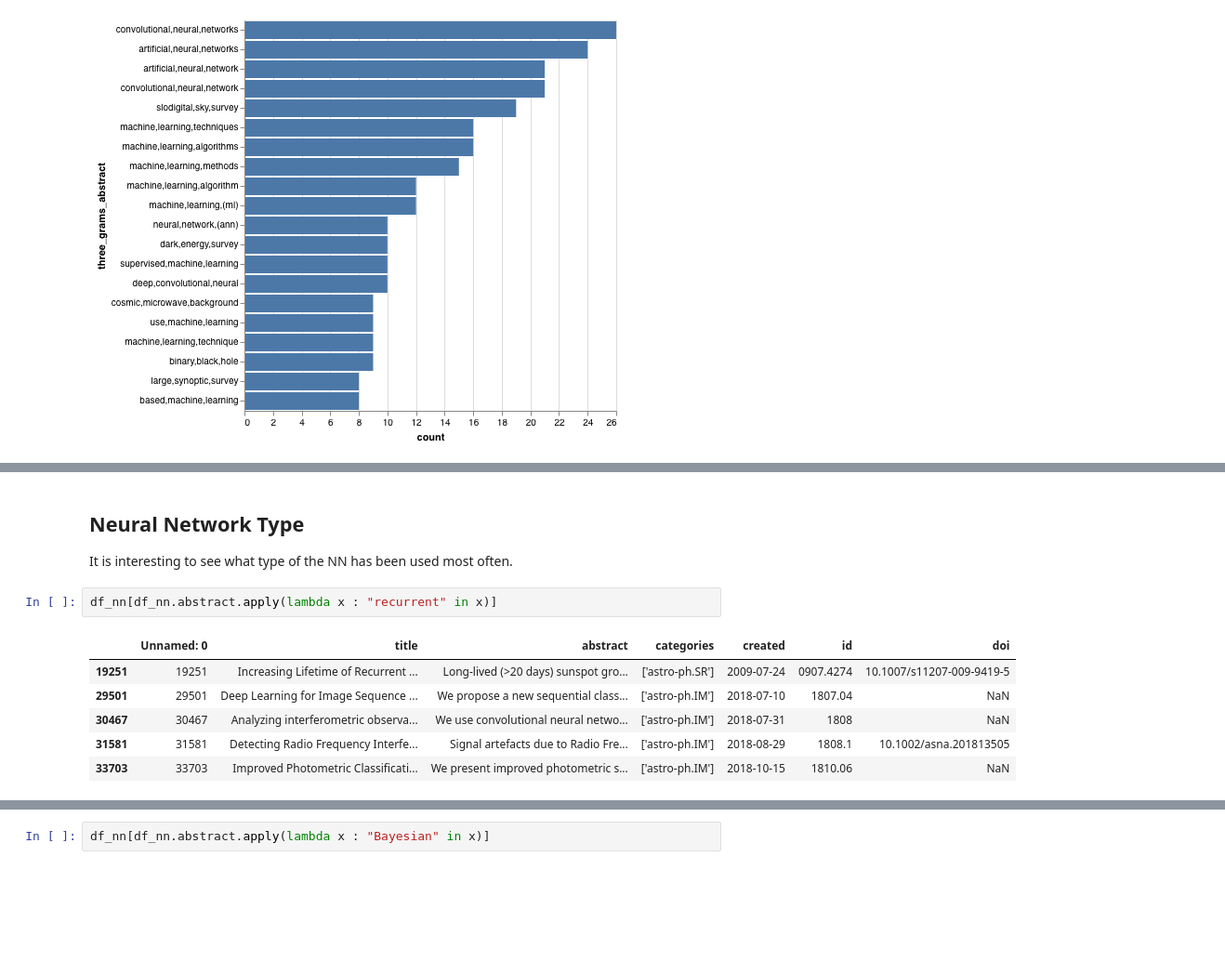
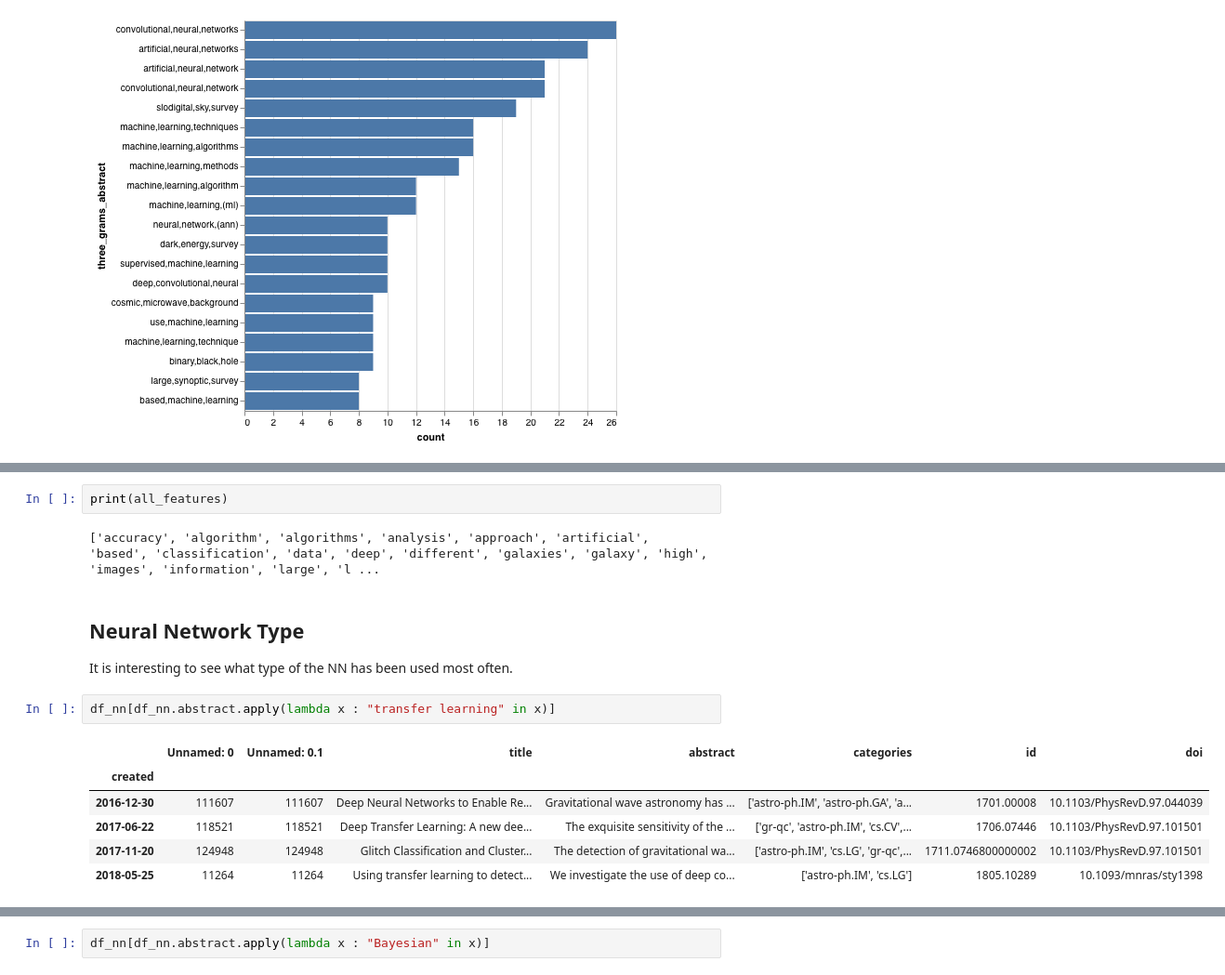
Before and after one commit to jibanCat/astro-ph-ml-topics, a Jupyter notebook: Arxiv_galaxy_NN.ipynb, the cells around one changed output, grey strips where cells are left out. Shown at 93% size. Saved outputs shown, nothing was run; the diff lists cells and outputs as text; blank space fills up the shorter version.

```diff
--- a/Arxiv_galaxy_NN.ipynb
+++ b/Arxiv_galaxy_NN.ipynb
@@ -233,16 +231,20 @@ four_grams_abstract.most_common(20)
+# %%
+print(all_features)
+# %% [output]
+['accuracy', 'algorithm', 'algorithms', 'analysis', 'approach', 'artificial', 'based', 'classification', 'data', 'deep', 'different', 'galaxies', 'galaxy', 'high', 'images', 'information', 'large', 'l ...
 # %% [markdown]
 ## Neural Network Type
 
 It is interesting to see what type of the NN has been used most often.
 # %%
-df_nn[df_nn.abstract.apply(lambda x : "recurrent" in x)]
+df_nn[df_nn.abstract.apply(lambda x : "transfer learning" in x)]
 # %% [output]
-|  | Unnamed: 0 | title | abstract | categories | created | id | doi |
-| 19251 | 19251 | Increasing Lifetime of Recurrent ... | Long-lived (>20 days) sunspot gro... | ['astro-ph.SR'] | 2009-07-24 | 0907.4274 | 10.1007/s11207-009-9419-5 |
-| 29501 | 29501 | Deep Learning for Image Sequence ... | We propose a new sequential class... | ['astro-ph.IM'] | 2018-07-10 | 1807.04 | NaN |
-| 30467 | 30467 | Analyzing interferometric observa... | We use convolutional neural netwo... | ['astro-ph.IM'] | 2018-07-31 | 1808 | NaN |
-| 31581 | 31581 | Detecting Radio Frequency Interfe... | Signal artefacts due to Radio Fre... | ['astro-ph.IM'] | 2018-08-29 | 1808.1 | 10.1002/asna.201813505 |
-| 33703 | 33703 | Improved Photometric Classificati... | We present improved photometric s... | ['astro-ph.IM'] | 2018-10-15 | 1810.06 | NaN |
+|  | Unnamed: 0 | Unnamed: 0.1 | title | abstract | categories | id | doi |
+| created |  |  |  |  |  |  |  |
+| 2016-12-30 | 111607 | 111607 | Deep Neural Networks to Enable Re... | Gravitational wave astronomy has ... | ['astro-ph.IM', 'astro-ph.GA', 'a... | 1701.00008 | 10.1103/PhysRevD.97.044039 |
+| 2017-06-22 | 118521 | 118521 | Deep Transfer Learning: A new dee... | The exquisite sensitivity of the ... | ['gr-qc', 'astro-ph.IM', 'cs.CV',... | 1706.07446 | 10.1103/PhysRevD.97.101501 |
+| 2017-11-20 | 124948 | 124948 | Glitch Classification and Cluster... | The detection of gravitational wa... | ['astro-ph.IM', 'cs.LG', 'gr-qc',... | 1711.0746800000002 | 10.1103/PhysRevD.97.101501 |
+| 2018-05-25 | 11264 | 11264 | Using transfer learning to detect... | We investigate the use of deep co... | ['astro-ph.IM', 'cs.LG'] | 1805.10289 | 10.1093/mnras/sty1398 |
 # %%
 df_nn[df_nn.abstract.apply(lambda x : "convolutional" in x)]
 # %% [output]
```
Also changed, not shown: parts of 5 cells of this notebook, 2 other files.
